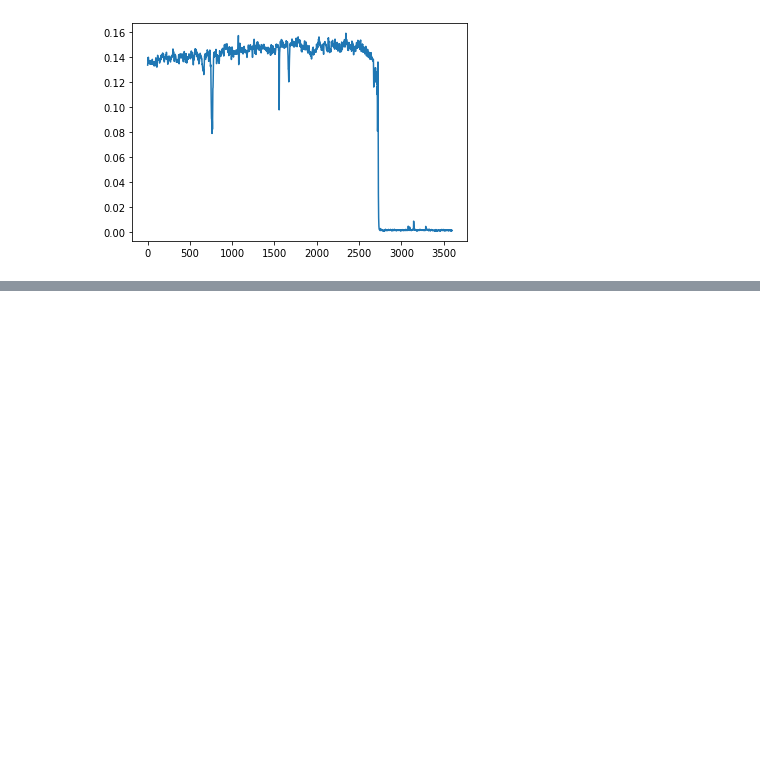
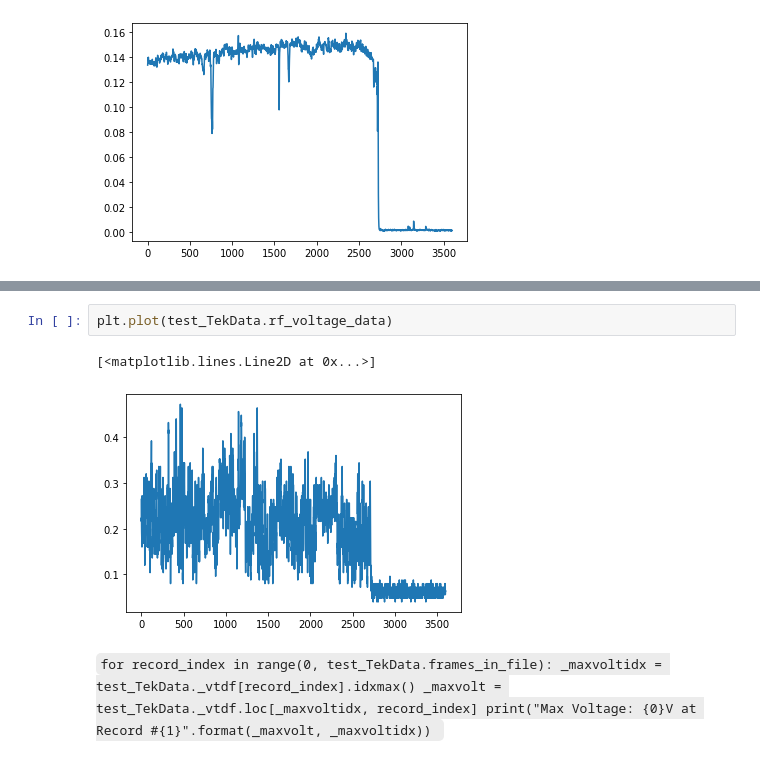
Before and after one commit to TKAles/visu, a Jupyter notebook: TekData test harness.ipynb, the cells around one changed output, grey strips where cells are left out. Drawn from its saved outputs; the diff is of its cells as text; blank space fills up the shorter version.

```diff
--- a/TekData test harness.ipynb
+++ b/TekData test harness.ipynb
@@ -43 +93,12 @@ plt.plot(test_TekData.dc_mask)
+# %%
+plt.plot(test_TekData.rf_voltage_data)
+# %% [output]
+[<matplotlib.lines.Line2D at 0x...>]
+[figure, added]
+# %% [markdown]
+`for record_index in range(0, test_TekData.frames_in_file):
+    _maxvoltidx = test_TekData._vtdf[record_index].idxmax()
+    _maxvolt = test_TekData._vtdf.loc[_maxvoltidx, record_index]
+    print("Max Voltage: {0}V at Record #{1}".format(_maxvolt, _maxvoltidx))
+    `
 # %%
```
Also changed, not shown: parts of 38 cells of this notebook, 7 other files.
